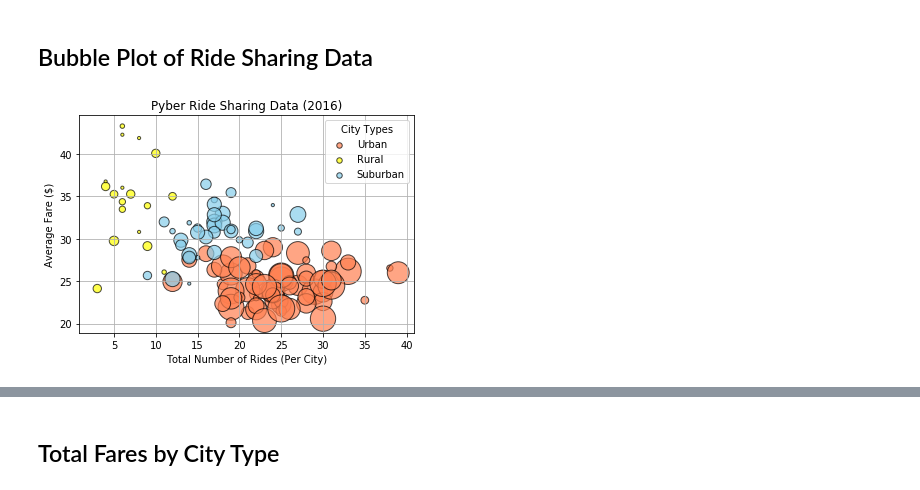
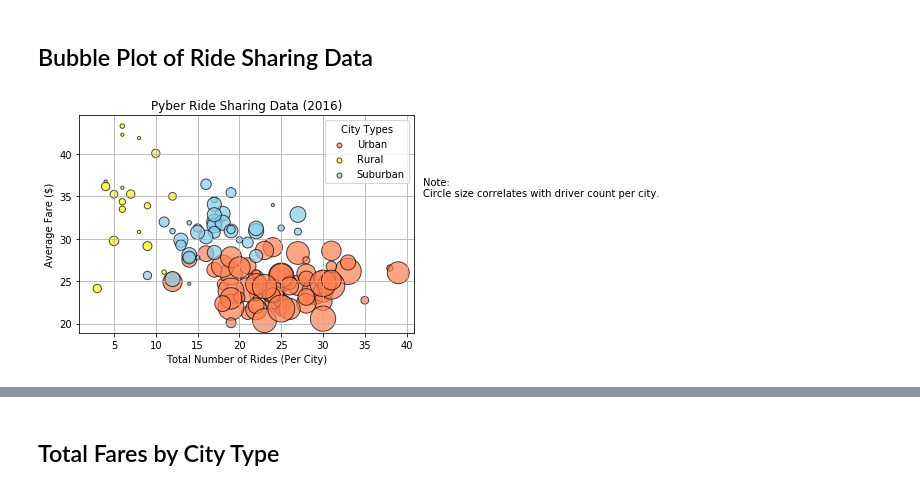
Before and after one commit to ppainuly/Pyber, a Jupyter notebook: pyber_starter.ipynb, the cells around one changed output, grey strips where cells are left out. Cells and saved outputs as stored; diff of their text form; code cells hidden in the pictures.

Commit message:
Added save scatter and size increase command

```diff
--- a/pyber_starter.ipynb
+++ b/pyber_starter.ipynb
@@ -88,34 +88,36 @@ y_city_suburban = city_suburban["fare"].mean()
 s_city_urban = city_urban["driver_count"].mean()
 s_city_rural = city_rural["driver_count"].mean()
 s_city_suburban = city_suburban["driver_count"].mean()
 
 
 # Build the scatter plots for each city types
 fig, ax = plt.subplots()
 ax.scatter(x_city_urban, y_city_urban, s=s_city_urban * 10,
            c="coral", edgecolor="black",label="Urban",marker='o', alpha=0.7)
 ax.scatter(x_city_rural, y_city_rural, s=s_city_rural * 10,
            c="yellow", edgecolor="black",label="Rural",marker='o', alpha=0.7)
 ax.scatter(x_city_suburban, y_city_suburban, s=s_city_suburban * 10,
            c="skyblue", edgecolor="black",label="Suburban",marker='o', alpha=0.7)
 plt.grid()
 
 
 # Incorporate the other graph properties
 ax.set_xlabel("Total Number of Rides (Per City)")
 ax.set_ylabel("Average Fare ($)")
 ax.set_title("Pyber Ride Sharing Data (2016)")
 
 # Create a legend
-legend = ax.legend(fontsize = 10, title= "City Types",markerscale=0.3)
+legend = ax.legend(fontsize = 10, title= "City Types")
 
 for legend_handle in legend.legendHandles:
-    legend_handle.set_sizes([30])
+    legend_handle.set_sizes([25])
 
 # Incorporate a text label regarding circle size
-
+ax.text(42,35,"Note: \nCircle size correlates with driver count per city.", fontsize = 10)
 
 # Save Figure
+fig.savefig("PyberRideSharingData.png",bbox_inches="tight",dpi = 150)
+
 plt.show()
 # %% [output]
-[figure, old version]
+[figure, new version]
```
Also changed, not shown: parts of 1 cell of this notebook.
